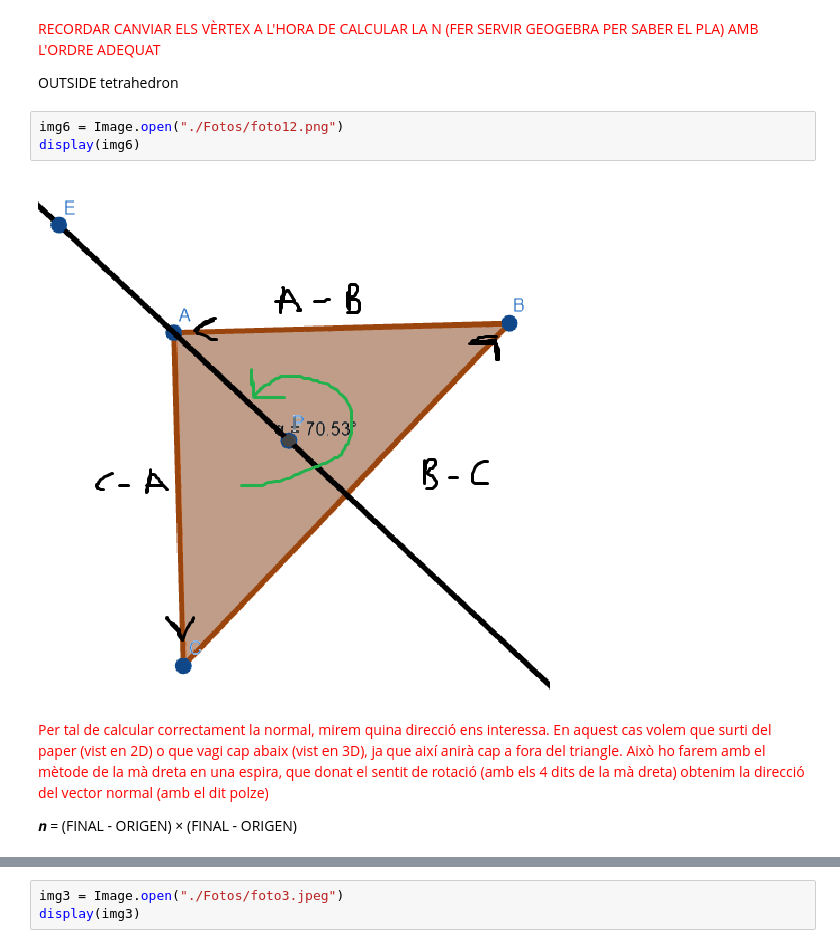
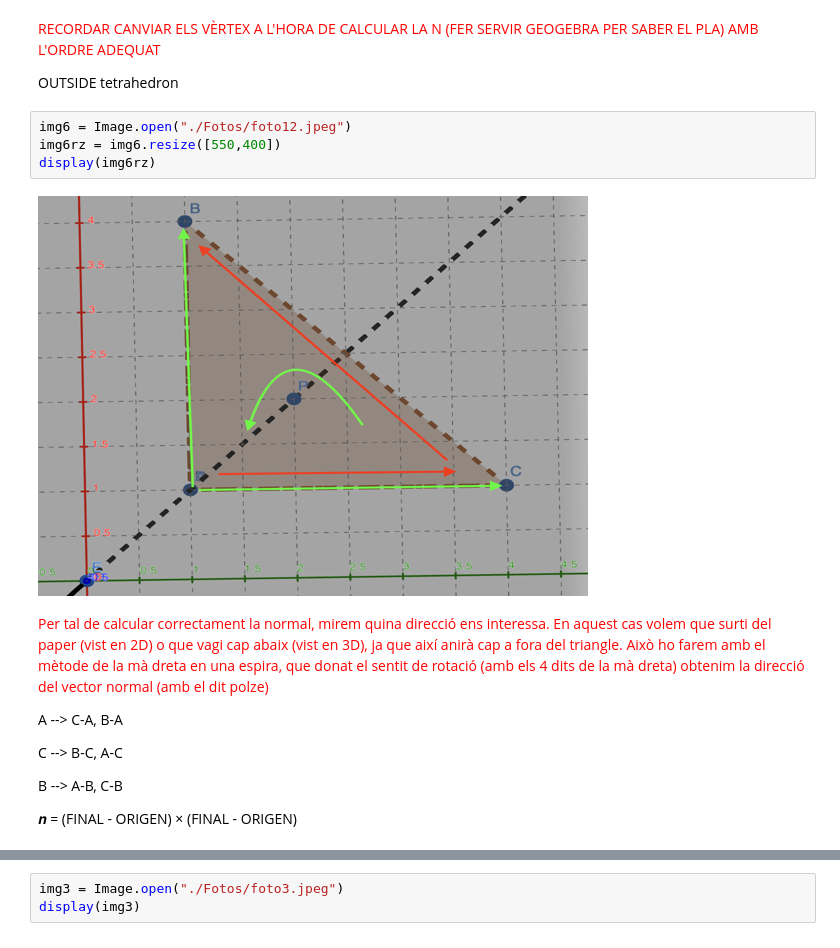
Before and after one commit to BernatRubio/MiniExams, a Jupyter notebook: miniExam1.ipynb, the cells around one changed output, grey strips where cells are left out. Cells and saved outputs as stored; diff of their text form.

```diff
--- a/miniExam1.ipynb
+++ b/miniExam1.ipynb
@@ -247,13 +241,19 @@ ValueError: Could not save to JPEG for display
 
 OUTSIDE tetrahedron
 # %%
-img6 = Image.open("./Fotos/foto12.png")
-display(img6)
+img6 = Image.open("./Fotos/foto12.jpeg")
+img6rz = img6.resize([550,400])
+display(img6rz)
 # %% [output]
-[figure, old version]
+[figure, new version]
 # %% [markdown]
 <font color='red'>Per tal de calcular correctament la normal, mirem quina direcció ens interessa. En aquest cas volem que surti del paper (vist en 2D) o que vagi cap abaix (vist en 3D), ja que així anirà cap a fora del triangle. Això ho farem amb el mètode de la mà dreta en una espira, que donat el sentit de rotació (amb els 4 dits de la mà dreta) obtenim la direcció del vector normal (amb el dit polze)
 
+A --> C-A, B-A
+
+C --> B-C, A-C
+
+B --> A-B, C-B
 
 𝒏 = (FINAL - ORIGEN) × (FINAL - ORIGEN) </font>
 # %%
```
Also changed, not shown: parts of 6 cells of this notebook, 1 other file.
